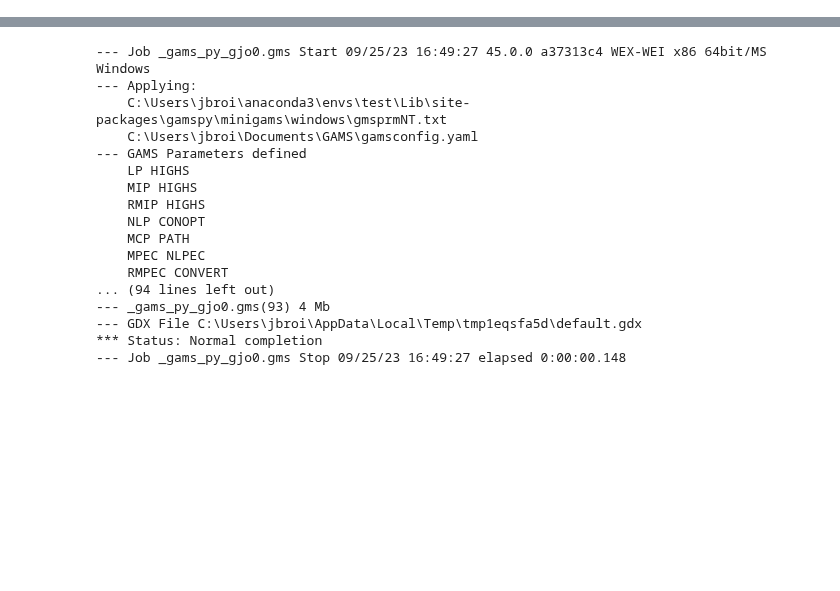
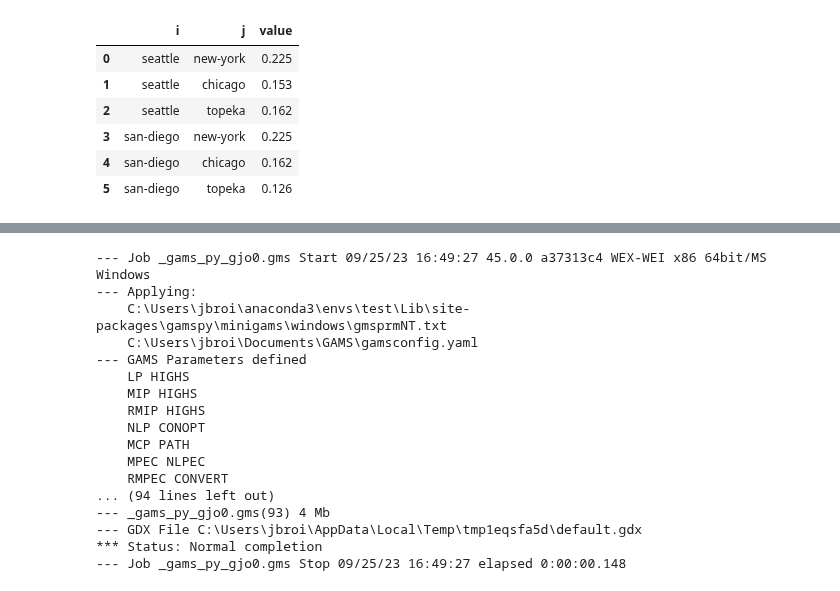
Before and after one commit to GAMS-dev/gamspy, a Jupyter notebook: docs/user/notebooks/trnsport.ipynb, the cells around one changed output, grey strips where cells are left out. Saved outputs shown, nothing was run; the diff lists cells and outputs as text; code cells hidden in the pictures; blank space fills up the shorter version.

```diff
--- a/docs/user/notebooks/trnsport.ipynb
+++ b/docs/user/notebooks/trnsport.ipynb
@@ -63,0 +241,11 @@ j = m.addSet(name="j", records=demands.city)
+# %%
+c[i, j] = freight_cost * d[i, j] / 1000
+c.records
+# %% [output]
+|  | i | j | value |
+| 0 | seattle | new-york | 0.225 |
+| 1 | seattle | chicago | 0.153 |
+| 2 | seattle | topeka | 0.162 |
+| 3 | san-diego | new-york | 0.225 |
+| 4 | san-diego | chicago | 0.162 |
+| 5 | san-diego | topeka | 0.126 |
```
Also changed, not shown: parts of 55 cells of this notebook.
